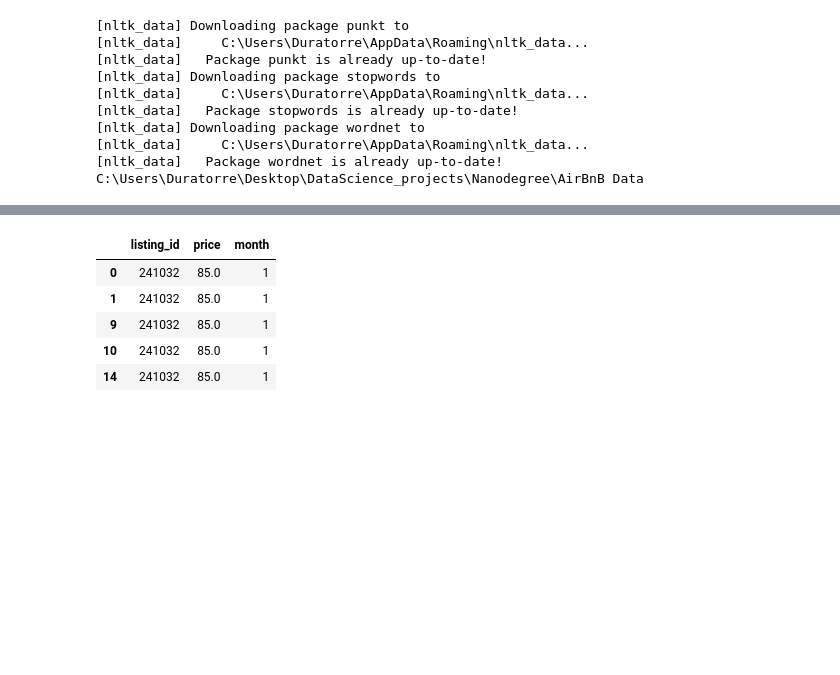
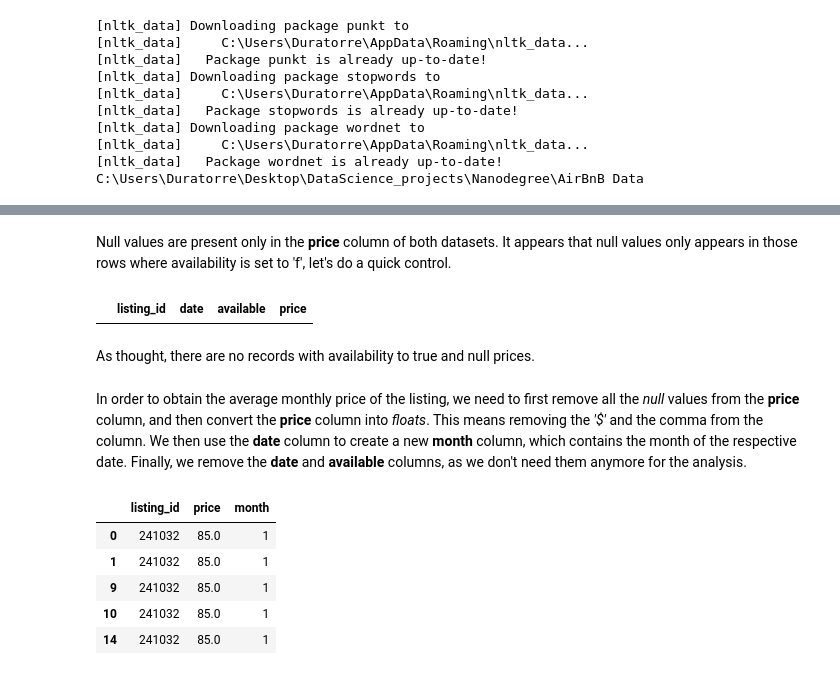
Before and after one commit to Duratorre/AirBnB-Data-Analysis, a Jupyter notebook: Analysis.ipynb, the cells around one changed output, grey strips where cells are left out. Cells and saved outputs as stored; diff of their text form; code cells hidden in the pictures; blank space fills up the shorter version.

```diff
--- a/Analysis.ipynb
+++ b/Analysis.ipynb
@@ -72,3 +76,14 @@ df_cal_bos[(df_cal_bos['listing_id']==9765) & (df_cal_bos['available']=='t')]
+# %% [markdown]
+Null values are present only in the __price__ column of both datasets. It appears that null values only appears in those rows where availability is set to 'f', let's do a quick control.
+# %%
+df_cal_sea[(df_cal_sea.price.isna()) & (df_cal_sea.available == 't')]
+df_cal_bos[(df_cal_bos.price.isna()) & (df_cal_bos.available == 't')]
+# %% [output]
+|  | listing_id | date | available | price |
+# %% [markdown]
+As thought, there are no records with availability to true and null prices.
+# %% [markdown]
+In order to obtain the average monthly price of the listing, we need to first remove all the _null_ values from the __price__ column, and then convert the __price__ column into _floats_. This means removing the _'$'_ and the comma from the column. We then use the __date__ column to create a new __month__ column, which contains the month of the respective date. Finally, we remove the __date__ and __available__ columns, as we don't need them anymore for the analysis.
 # %%
 # drop rows with nan price and formatting data
 def format_calendar(df):
```
Also changed, not shown: parts of 10 cells of this notebook.
